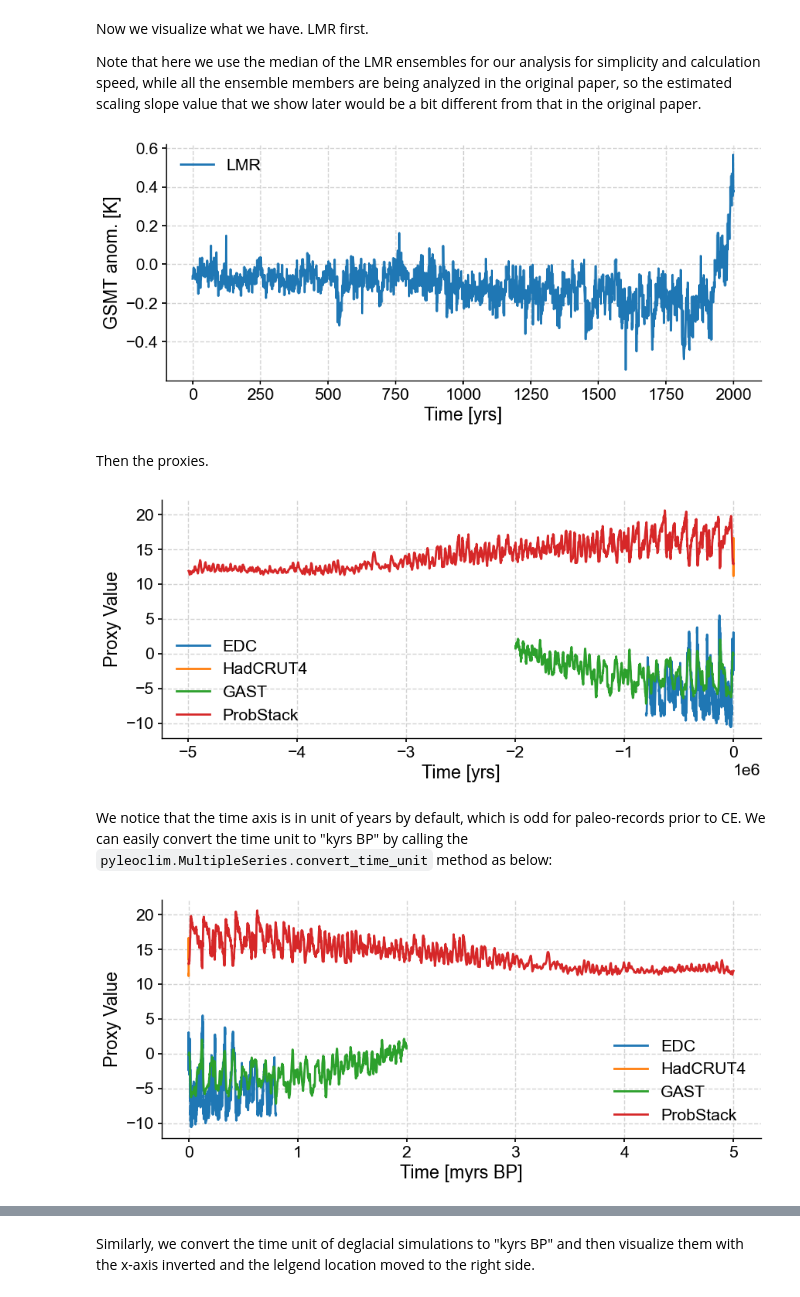
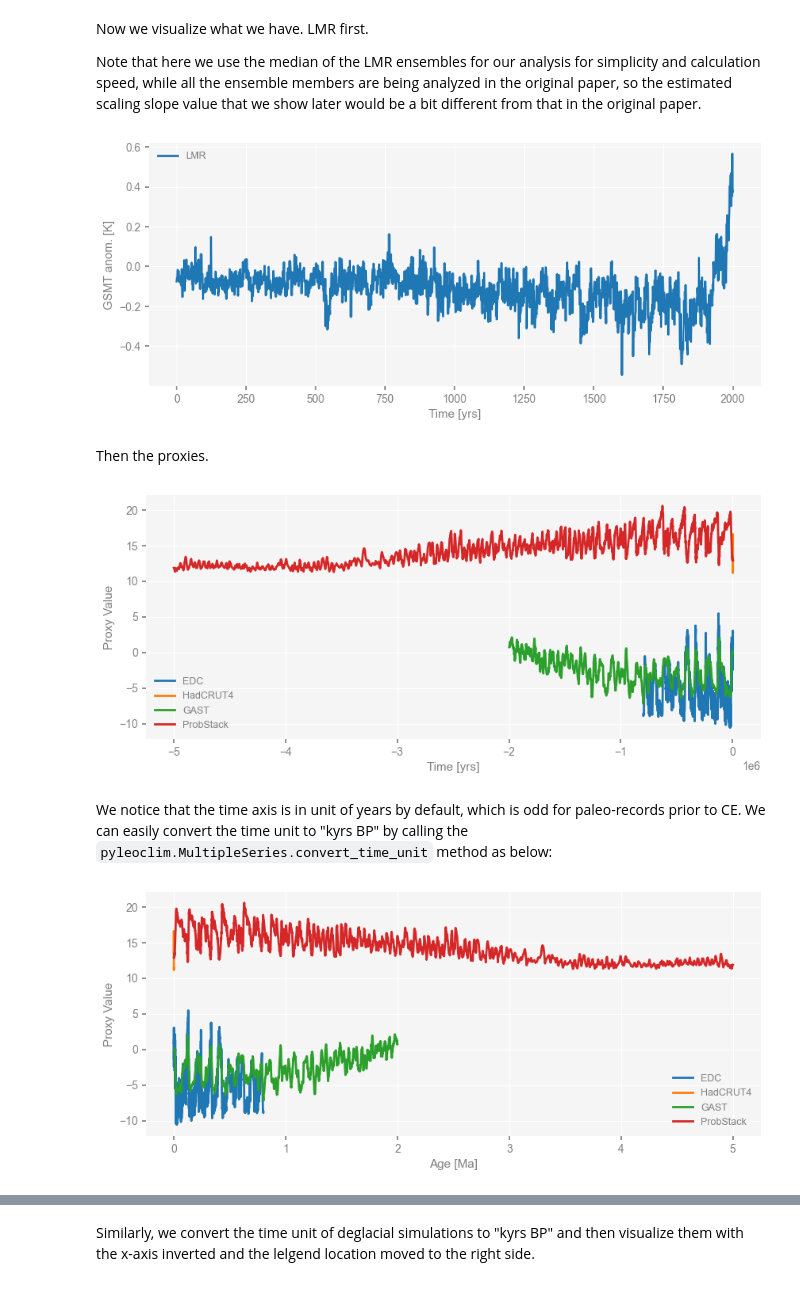
Before and after one commit to LinkedEarth/PyleoclimPaper, a Jupyter notebook: MD Confrontation/Model-data confrontation.ipynb, the cells around one changed output, grey strips where cells are left out. Cells and saved outputs as stored; diff of their text form; code cells hidden in the pictures.

```diff
--- a/MD Confrontation/Model-data confrontation.ipynb
+++ b/MD Confrontation/Model-data confrontation.ipynb
@@ -17 +21,7 @@ The goal is to perform comparison of the climate variability across scales simul
+# %%
+import pandas as pd
+import numpy as np
+import xarray as xr
+import pyleoclim as pyleo
+pyleo.set_style('web')  # set the visual style
 # %% [markdown]
@@ -90,6 +96,4 @@ For details, see [the documentation](https://pyleoclim-util.readthedocs.io/en/ma
 # %%
-import pyleoclim as pyleo
-
 # store each pyleoclim.Series() object into a dictionary
 ts_dict = {}
 for name in df_new.columns[1:]:
@@ -101,6 +105,7 @@ for name in df_new.columns[1:]:
         time_unit='yrs',             # optional metadata: the unit of the time axis
         value_name='GMST anom.',     # optional metadata: the name of the value axis
         value_unit='K',              # optional metadata: the unit of the value axis
+        verbose = False,             # suppresses warnings
     )
 # %% [markdown]
 Once a `pyleoclim.Series` is defined, we can easily visualize it by calling the `pyleoclim.Series.plot()` method.
@@ -224,6 +227,7 @@ for name in vs.keys():
         time_unit='yrs',
         value_name=value_name,
         value_unit=value_unit,
+        verbose = False,
     )
 # %% [markdown]
 Now we define a `MultipleSeries` object for each group of datasets:
@@ -242,20 +246,20 @@ Note that here we use the median of the LMR ensembles for our analysis for simpl
 # %%
 fig, ax = ts_dict['LMR'].plot()
 # %% [output]
-[figure, old version]
+[figure, new version]
 # %% [markdown]
 Then the proxies.
 # %%
 fig, ax = ms_obs.plot()
 # %% [output]
-[figure, old version]
+[figure, new version]
 # %% [markdown]
 We notice that the time axis is in unit of years by default, which is odd for paleo-records prior to CE.
 We can easily convert the time unit to "kyrs BP" by calling the `pyleoclim.MultipleSeries.convert_time_unit` method as below:
 # %%
-ms_obs = ms_obs.convert_time_unit('myrs BP')
+ms_obs = ms_obs.convert_time_unit('ma')
 fig, ax = ms_obs.plot()
 # %% [output]
-[figure, old version]
+[figure, new version]
 # %% [markdown]
 Now the time unit is "myrs BP", and the numerical time values are ascending.
```
Also changed, not shown: parts of 23 cells of this notebook, 13 other files.
